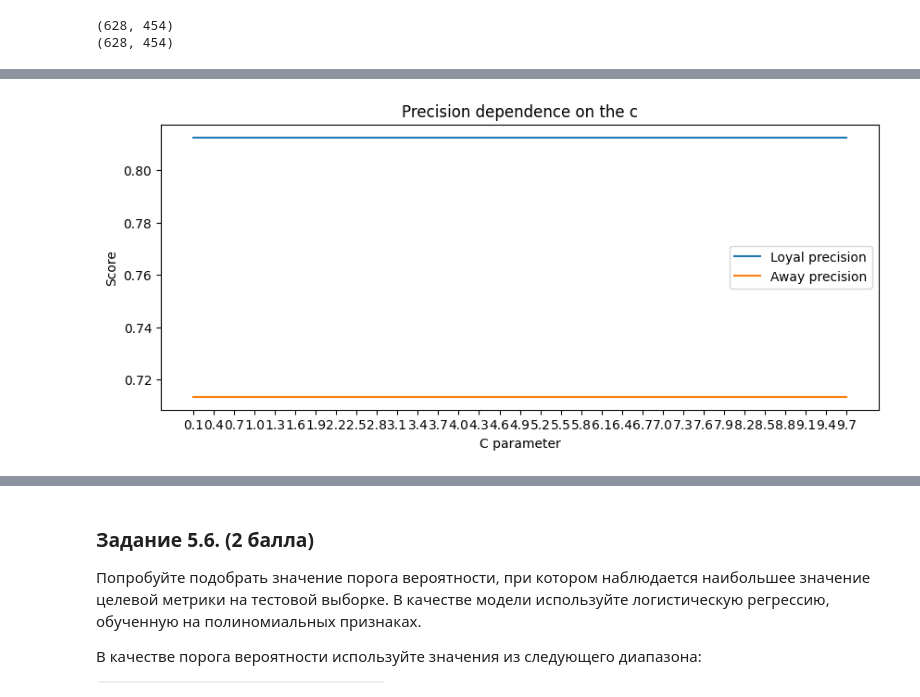
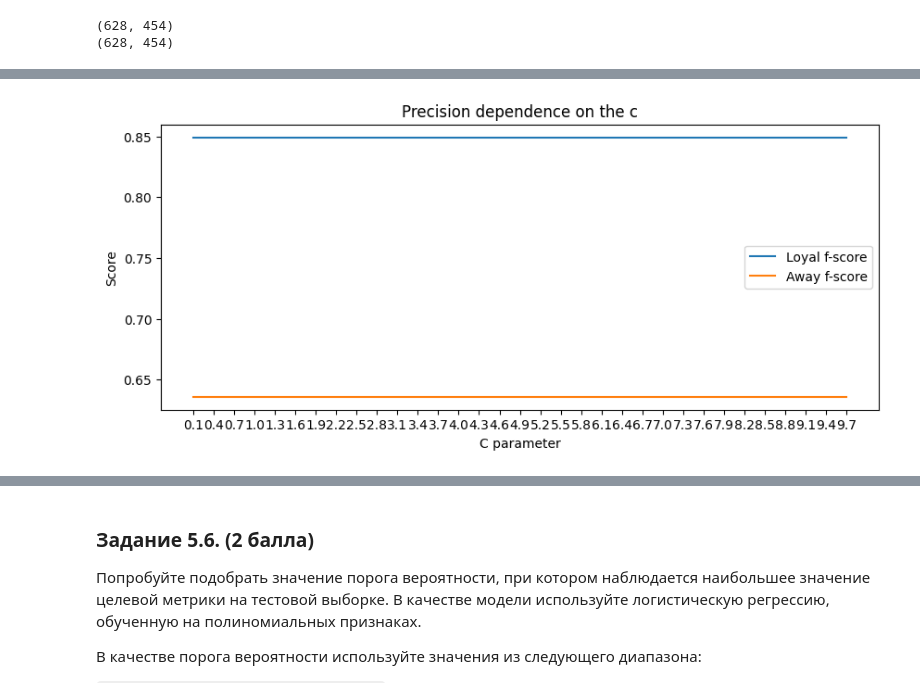
Before and after one commit to eartzhi/lessons, a Jupyter notebook: ml_03/final_test/ML-3._Практика._Ноутбук-шаблон.ipynb, the cells around one changed output, grey strips where cells are left out. Saved outputs shown, nothing was run; the diff lists cells and outputs as text; code cells hidden in the pictures.

```diff
--- a/ml_03/final_test/ML-3._Практика._Ноутбук-шаблон.ipynb
+++ b/ml_03/final_test/ML-3._Практика._Ноутбук-шаблон.ipynb
@@ -374,7 +360,7 @@ weighted avg       0.71      0.72      0.70       628
 # %%
 #Создадим списки, в которых будем хранить значения метрик
-precision_scores_loyal = []
-precision_scores_away = []
+f1_score_scores_loyal = []
+f1_score_scores_away = []
 
 # Создаем список значений параметра С
 c = np.arange(0.1, 10, 0.3)
@@ -393,19 +379,19 @@ for i in c:
     log_reg.fit(X_train_scaled, y_train)
 
     #Считаем метрики и добавляем их в списки
-    precision_scores_loyal.append(metrics.precision_score(y_test, y_test_pred, pos_label=0))
-    precision_scores_away.append(metrics.precision_score(y_test, y_test_pred, pos_label=1))
+    f1_score_scores_loyal.append(metrics.f1_score(y_test, y_test_pred, pos_label=0))
+    f1_score_scores_away.append(metrics.f1_score(y_test, y_test_pred, pos_label=1))
 
 
 #Визуализируем метрики при различных threshold
 fig, ax = plt.subplots(figsize=(10, 4)) #фигура + координатная плоскость
 
 #Строим линейный график зависимости precision от threshold
-ax.plot(c, precision_scores_loyal, label='Loyal precision')
-ax.plot(c, precision_scores_away, label='Away precision')
+ax.plot(c, f1_score_scores_loyal, label='Loyal f1_score')
+ax.plot(c, f1_score_scores_away, label='Away f1_score')
 
 #Даем графику название и подписи осям
-ax.set_title('Precision dependence on the c')
+ax.set_title('F1_score dependence on the c')
 ax.set_xlabel('C parameter')
 ax.set_ylabel('Score')
 ax.set_xticks(c)
@@ -600,42 +546,42 @@ weighted avg       0.78      0.79      0.78       628
 # %%
 #Создадим списки, в которых будем хранить значения метрик
-precision_scores_loyal = []
-precision_scores_away = []
+f_scores_loyal = []
+f_scores_away = []
 c = np.arange(0.1, 10, 0.3)
 
 #В цикле будем перебирать сгенерированные пороги
 for i in c:
     #Создаем объект класса логистическая регрессия
     log_reg = linear_model.LogisticRegression(
     # solver='sag', #алгоритм оптимизации
     C = float(i),
     random_state=42, #генератор случайных чисел
     max_iter=1000 #количество итераций на сходимость
     )
 
     #Обучаем модель, минимизируя logloss
     log_reg.fit(X_train_poly, y_train)
 
     #Считаем метрики и добавляем их в списки
-    precision_scores_loyal.append(metrics.precision_score(y_test, y_test_pred, pos_label=0))
-    precision_scores_away.append(metrics.precision_score(y_test, y_test_pred, pos_label=1))
+    f_scores_loyal.append(metrics.f1_score(y_test, y_test_pred, pos_label=0))
+    f_scores_away.append(metrics.f1_score(y_test, y_test_pred, pos_label=1))
 
 
 #Визуализируем метрики при различных threshold
 fig, ax = plt.subplots(figsize=(10, 4)) #фигура + координатная плоскость
 
 #Строим линейный график зависимости precision от threshold
-ax.plot(c, precision_scores_loyal, label='Loyal precision')
-ax.plot(c, precision_scores_away, label='Away precision')
+ax.plot(c, f_scores_loyal, label='Loyal f-score')
+ax.plot(c, f_scores_away, label='Away f-score')
 
 #Даем графику название и подписи осям
 ax.set_title('Precision dependence on the c')
 ax.set_xlabel('C parameter')
 ax.set_ylabel('Score')
 ax.set_xticks(c)
 ax.legend();
 # %% [output]
-[figure, old version]
+[figure, new version]
 # %%
 #Создаем объект класса логистическая регрессия
 log_poly = linear_model.LogisticRegression(
```
Also changed, not shown: parts of 25 cells of this notebook, 4 other files.
